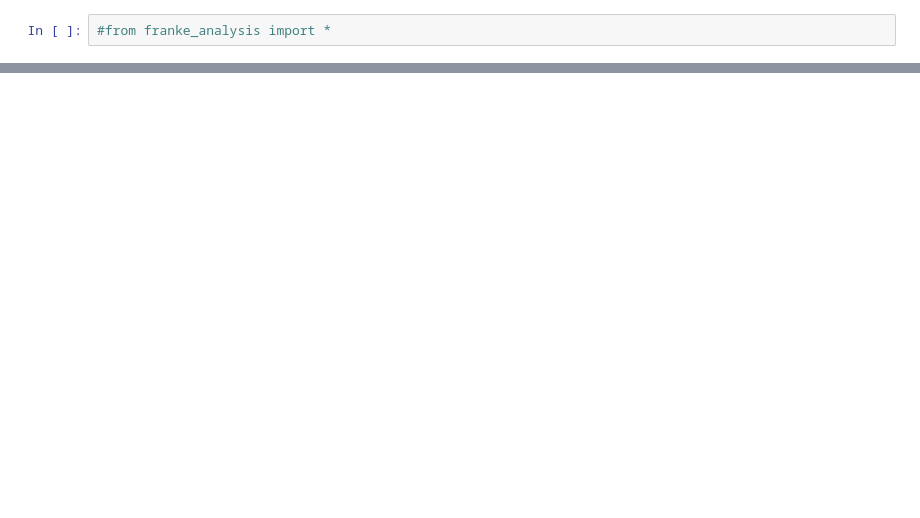
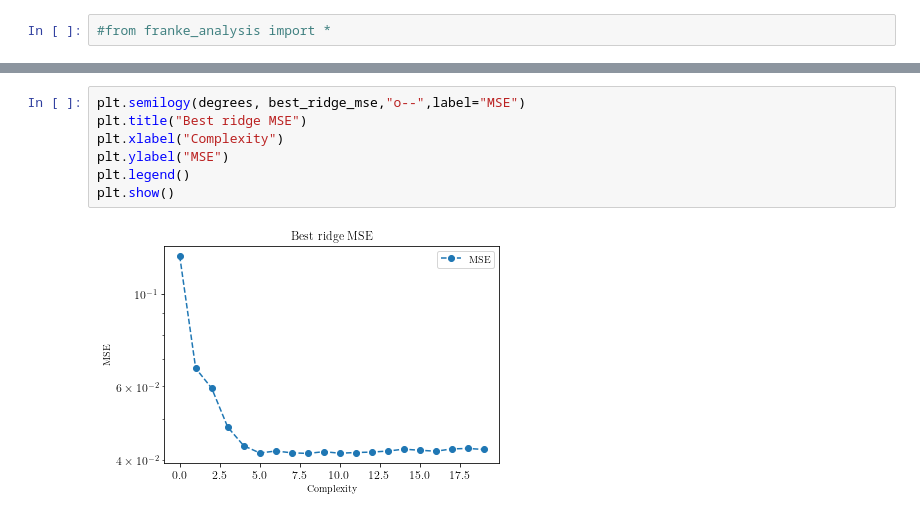
Before and after one commit to nicholaskarlsen/FYS-STK4155, a Jupyter notebook: project_1/notebooks/FrankeAnalysis.ipynb, the cells around one changed output, grey strips where cells are left out. Drawn from its saved outputs; the diff is of its cells as text; blank space fills up the shorter version.

```diff
--- a/project_1/notebooks/FrankeAnalysis.ipynb
+++ b/project_1/notebooks/FrankeAnalysis.ipynb
@@ -54,0 +99,9 @@ plt.show()
+# %%
+plt.semilogy(degrees, best_ridge_mse,"o--",label="MSE")
+plt.title("Best ridge MSE")
+plt.xlabel("Complexity")
+plt.ylabel("MSE")
+plt.legend()
+plt.show()
+# %% [output]
+[figure, added]
```
Also changed, not shown: parts of 12 cells of this notebook.
